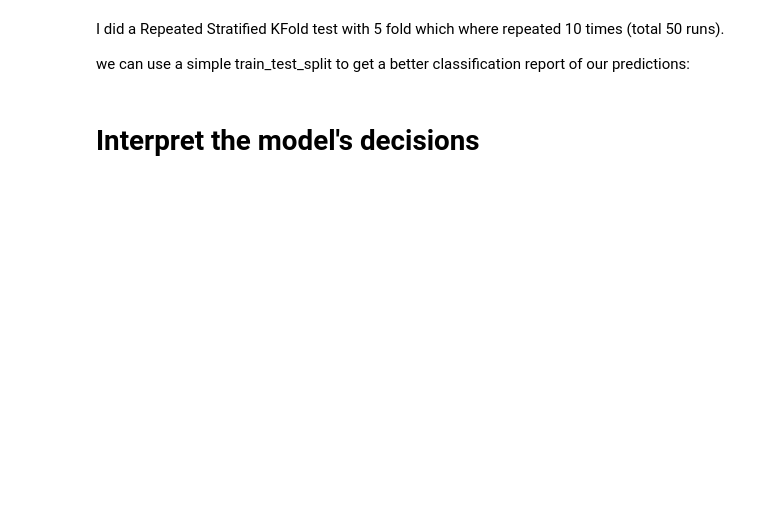
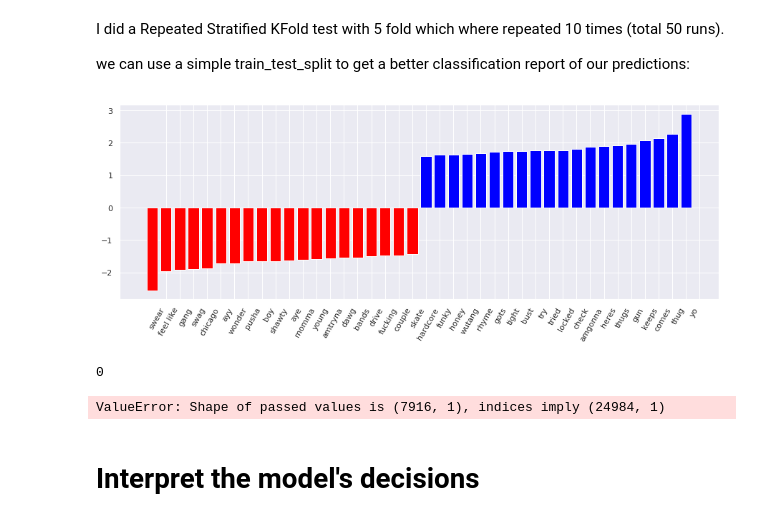
Before and after one commit to arielszabo/Old_n_New_School_Rap, a Jupyter notebook: Old_VS_New.ipynb, the cells around one changed output. Saved outputs shown, nothing was run; the diff lists cells and outputs as text; code cells hidden in the pictures; blank space fills up the shorter version.

```diff
--- a/Old_VS_New.ipynb
+++ b/Old_VS_New.ipynb
@@ -280,6 +280,7 @@ slang_word_convertor = {
     "aint":"are not",
     "cause":"because",
     "wanna":"want to",
+    "cmon":"come on",
     "em":"them",
     "yeah":"yes",
     "gotta":"got to",
@@ -470,13 +457,23 @@ y = clean_data['rapper_type']
 # %%
 model = Pipeline(
         [
-            ('vec', StemmedVectorizer_analyzer(binary=True, max_df=0.4, min_df=0.001, ngram_range=(1, 2))),
-            ('minmax', MaxAbsScaler()),
-            ('SGD', SGDClassifier(loss='log', penalty='l2', alpha=0.0001, l1_ratio=0.3,
-                                  max_iter=1000, epsilon=0.1, n_jobs=-1,
-                                  learning_rate='optimal', eta0=0.0, power_t=0.0,
-                                  early_stopping=True, validation_fraction=0.15, n_iter_no_change=5))
-#             ('logreg', LogisticRegression(penalty='l1', dual=False, tol=0.0001, C=0.1, max_iter=100))
+#             ('vec', CustomVectorizer(binary=True, max_df=0.4, min_df=0.001, ngram_range=(1, 2))),
+            ('vec', TfidfVectorizer(binary=True, stop_words='english', max_df=0.4,
+                                    min_df=0.001, ngram_range=(1, 2))),
+#             ('minmax', MaxAbsScaler()),
+#             ('SGD', SGDClassifier(loss='log', penalty='l2', alpha=0.0001, l1_ratio=0.3,
+#                                   max_iter=1000, epsilon=0.1, n_jobs=-1,
+#                                   learning_rate='optimal', eta0=0.0, power_t=0.0,
+#                                   early_stopping=True, validation_fraction=0.15, n_iter_no_change=5))
+#             ('dense_convert', FunctionTransformer(lambda x: x.toarray(), validate=False)),
+#             ('FA', FeatureAgglomeration(n_clusters=1000)),
+#             ('logreg', LogisticRegression(penalty='l2', dual=False, tol=0.0001, C=0.1, max_iter=100))
+#             ('logreg', LogisticRegression(penalty='l1', dual=False, tol=0.0001, C=1, max_iter=100))
+            ('SVM', SVC(gamma=1, kernel='linear'))
+#             ('xgb', xgb.XGBClassifier(max_depth=6, learning_rate=0.1, n_estimators=100, silent=True,
+#                                       objective='binary:logistic', booster='gblinear', n_jobs=-1, nthread=None,
+#                                       gamma=0, min_child_weight=1, max_delta_step=0, subsample=1, colsample_bytree=1,
+#                                       colsample_bylevel=1, reg_alpha=0, reg_lambda=1))
         ]
     )
 # %%
@@ -496,3 +519,32 @@ we can use a simple train_test_split to get a better classification report of ou
+# %%
+from sklearn.feature_extraction.text import CountVectorizer
+from sklearn.svm import LinearSVC
+import matplotlib.pyplot as plt
+def plot_coefficients(classifier, feature_names, top_features=20):
+    coef = classifier.coef_.toarray().ravel()
+    top_positive_coefficients = np.argsort(coef)[-top_features:]
+    top_negative_coefficients = np.argsort(coef)[:top_features]
+    top_coefficients = np.hstack([top_negative_coefficients, top_positive_coefficients])
+    # create plot
+    plt.figure(figsize=(15, 5))
+    colors = ['red' if c < 0 else 'blue' for c in coef[top_coefficients]]
+    plt.bar(np.arange(2 * top_features), coef[top_coefficients], color=colors)
+    feature_names = np.array(feature_names)
+    plt.xticks(np.arange(1, 1 + 2 * top_features), feature_names[top_coefficients], rotation=60, ha='right')
+    plt.show()
+
+plot_coefficients(model.steps[-1][-1], model.steps[0][-1].get_feature_names())
+# %% [output]
+[figure, added]
+# %%
+np.sum(model.steps[-1][-1].dual_coef_.toarray() == 0)
+# %% [output]
+0
+# %%
+
+pd.DataFrame(model.steps[-1][-1].dual_coef_.toarray(), columns=model.steps[0][-1].get_feature_names())
+# %% [output]
+ValueError: Shape of passed values is (7916, 1), indices imply (24984, 1)
 # %% [markdown]
 # Interpret the model's decisions
 # %%
```
Also changed, not shown: parts of 28 cells of this notebook, 1 other file.
